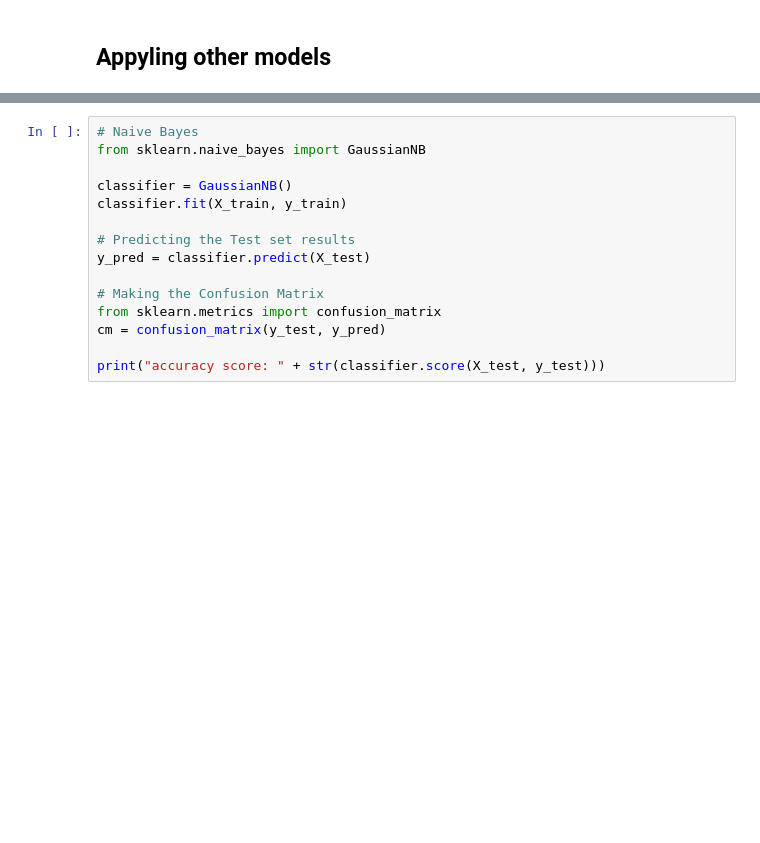
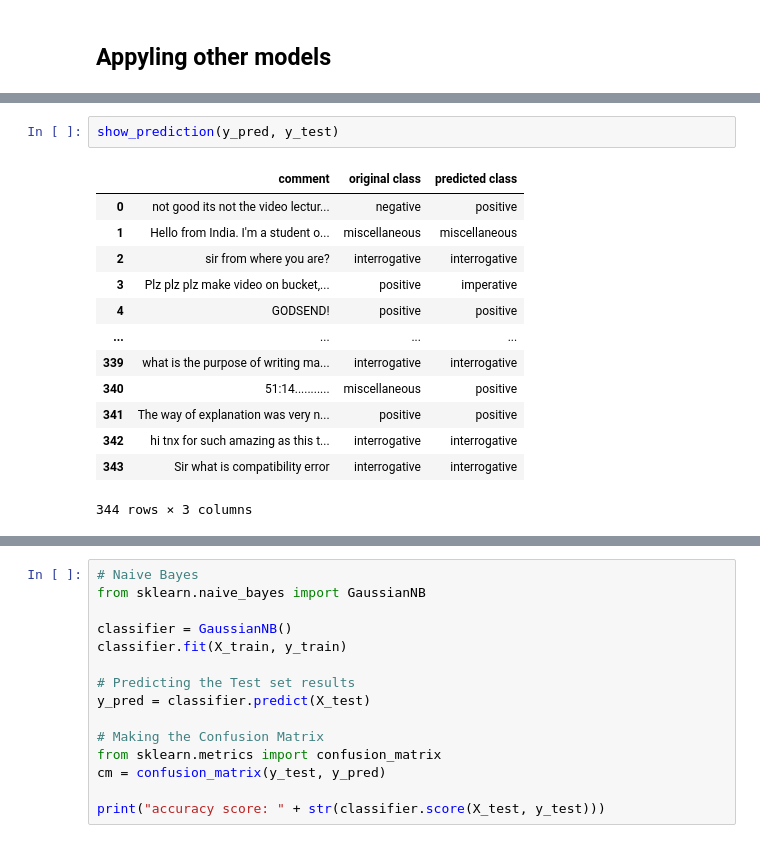
Before and after one commit to Rhitabrat/youtube-comments-categorization, a Jupyter notebook: main.ipynb, the cells around one changed output, grey strips where cells are left out. Saved outputs shown, nothing was run; the diff lists cells and outputs as text; blank space fills up the shorter version.

```diff
--- a/main.ipynb
+++ b/main.ipynb
@@ -312,3 +336,19 @@ accuracy score: 0.7906976744186046
+# %%
+show_prediction(y_pred, y_test)
+# %% [output]
+|  | comment | original class | predicted class |
+| 0 | not good its not the video lectur... | negative | positive |
+| 1 | Hello from India. I'm a student o... | miscellaneous | miscellaneous |
+| 2 | sir from where you are? | interrogative | interrogative |
+| 3 | Plz plz plz make video on bucket,... | positive | imperative |
+| 4 | GODSEND! | positive | positive |
+| ... | ... | ... | ... |
+| 339 | what is the purpose of writing ma... | interrogative | interrogative |
+| 340 | 51:14........... | miscellaneous | positive |
+| 341 | The way of explanation was very n... | positive | positive |
+| 342 | hi tnx for such amazing as this t... | interrogative | interrogative |
+| 343 | Sir what is compatibility error | interrogative | interrogative |
+344 rows × 3 columns
 # %%
 # Linear SVC
 from sklearn.svm import SVC
```
Also changed, not shown: parts of 26 cells of this notebook.
